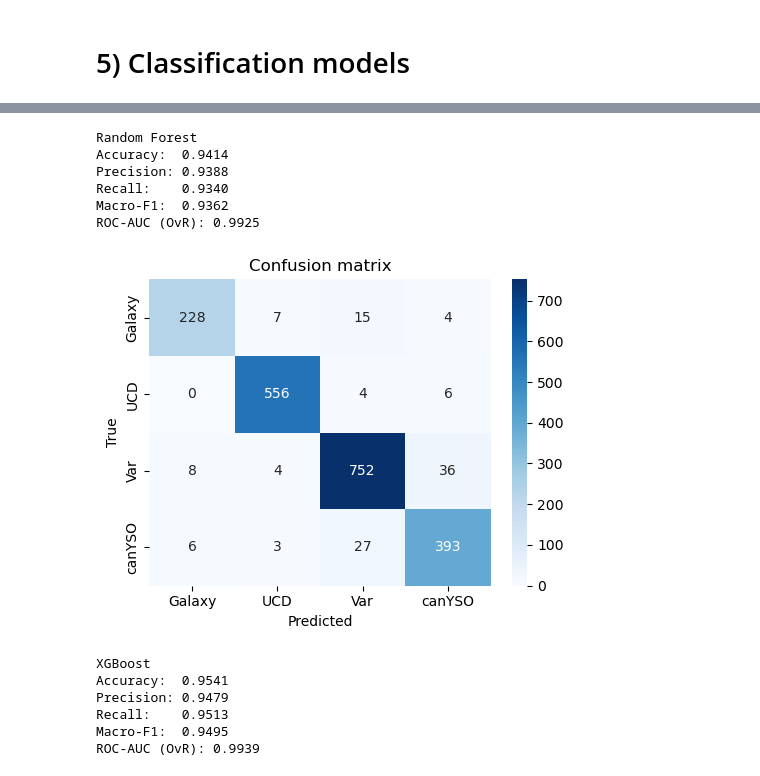
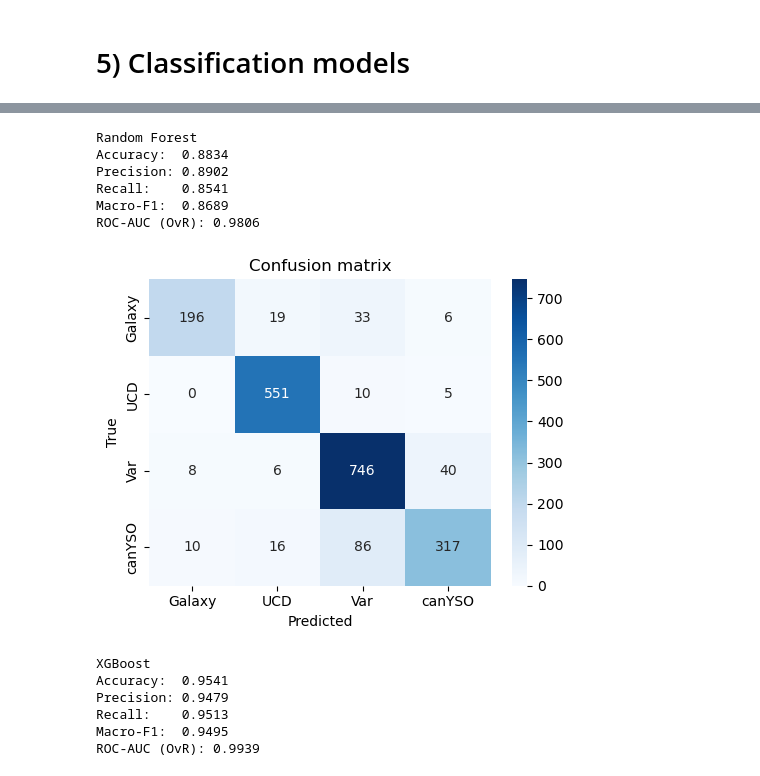
Before and after one commit to iamaleksandra/AI-in-astro-tutorial-supervised, a Jupyter notebook: classification.ipynb, the cells around one changed output, grey strips where cells are left out. Saved outputs shown, nothing was run; the diff lists cells and outputs as text; code cells hidden in the pictures.

```diff
--- a/classification.ipynb
+++ b/classification.ipynb
@@ -595,7 +586,7 @@ def evaluate_model(name, model, X_val, y_val, normalize_cm=False):
 # %%
 from sklearn.neighbors import KNeighborsClassifier
 
-knn = KNeighborsClassifier(n_neighbors=3)
+knn = KNeighborsClassifier(n_neighbors=10)
 knn.fit(X_train_prep, y_train)
 
 evaluate_model("KNN", knn, X_val_prep, y_val)
@@ -610,25 +601,25 @@ ROC-AUC (OvR): 0.9743
 # %%
 from sklearn.ensemble import RandomForestClassifier
 
 rf = RandomForestClassifier(
     n_estimators=400,
-    max_depth=None,
+    max_depth=5,
     min_samples_leaf=2,
     random_state=42,
     n_jobs=-1
 )
 
 rf.fit(X_train_prep, y_train)
 
 evaluate_model("Random Forest", rf, X_val_prep, y_val)
 # %% [output]
 Random Forest
-Accuracy:  0.9414
-Precision: 0.9388
-Recall:    0.9340
-Macro-F1:  0.9362
-ROC-AUC (OvR): 0.9925
+Accuracy:  0.8834
+Precision: 0.8902
+Recall:    0.8541
+Macro-F1:  0.8689
+ROC-AUC (OvR): 0.9806
-[figure, old version]
+[figure, new version]
 # %%
 from xgboost import XGBClassifier
 
```
Also changed, not shown: parts of 6 cells of this notebook.
